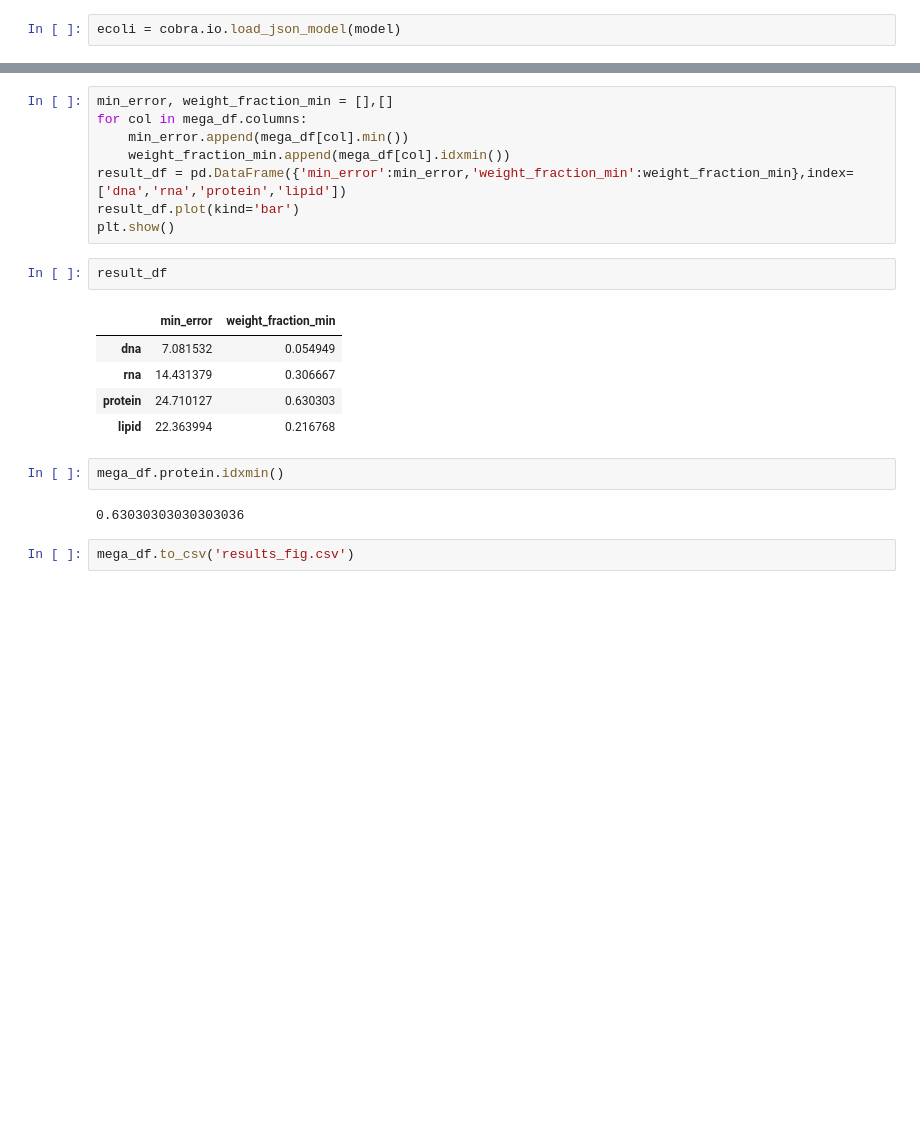
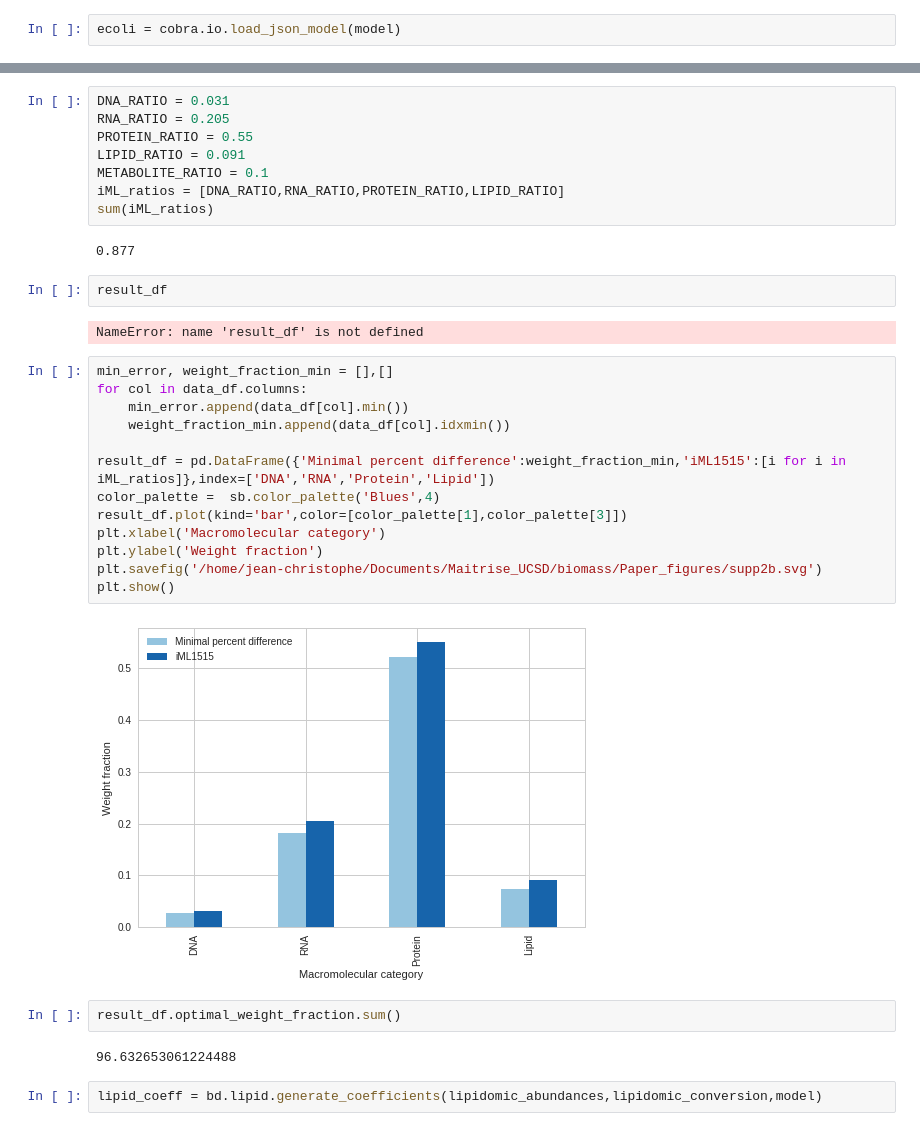
Before and after one commit to jclachance/BOFdat, a Jupyter notebook: Example_usage/Figures.ipynb, the cells around one changed output, grey strips where cells are left out. Saved outputs shown, nothing was run; the diff lists cells and outputs as text; blank space fills up the shorter version.

```diff
--- a/Example_usage/Figures.ipynb
+++ b/Example_usage/Figures.ipynb
@@ -85,22 +128,35 @@ plt.show()
-# %%
-min_error, weight_fraction_min = [],[]
-for col in mega_df.columns:
-    min_error.append(mega_df[col].min())
-    weight_fraction_min.append(mega_df[col].idxmin())
-result_df = pd.DataFrame({'min_error':min_error,'weight_fraction_min':weight_fraction_min},index=['dna','rna','protein','lipid'])
-result_df.plot(kind='bar')
-plt.show()
+# %%
+DNA_RATIO = 0.031
+RNA_RATIO = 0.205
+PROTEIN_RATIO = 0.55
+LIPID_RATIO = 0.091
+METABOLITE_RATIO = 0.1
+iML_ratios = [DNA_RATIO,RNA_RATIO,PROTEIN_RATIO,LIPID_RATIO]
+sum(iML_ratios)
+# %% [output]
+0.877
 # %%
 result_df
 # %% [output]
-|  | min_error | weight_fraction_min |
-| dna | 7.081532 | 0.054949 |
-| rna | 14.431379 | 0.306667 |
-| protein | 24.710127 | 0.630303 |
-| lipid | 22.363994 | 0.216768 |
+NameError: name 'result_df' is not defined
-# %%
-mega_df.protein.idxmin()
-# %% [output]
-0.63030303030303036
-# %%
-mega_df.to_csv('results_fig.csv')
+# %%
+min_error, weight_fraction_min = [],[]
+for col in data_df.columns:
+    min_error.append(data_df[col].min())
+    weight_fraction_min.append(data_df[col].idxmin())
+
+result_df = pd.DataFrame({'Minimal percent difference':weight_fraction_min,'iML1515':[i for i in iML_ratios]},index=['DNA','RNA','Protein','Lipid'])
+color_palette =  sb.color_palette('Blues',4)
+result_df.plot(kind='bar',color=[color_palette[1],color_palette[3]])
+plt.xlabel('Macromolecular category')
+plt.ylabel('Weight fraction')
+plt.savefig('/home/jean-christophe/Documents/Maitrise_UCSD/biomass/Paper_figures/supp2b.svg')
+plt.show()
+# %% [output]
+[figure, added]
+# %%
+result_df.optimal_weight_fraction.sum()
+# %% [output]
+96.632653061224488
+# %%
+lipid_coeff = bd.lipid.generate_coefficients(lipidomic_abundances,lipidomic_conversion,model)
```
Also changed, not shown: parts of 20 cells of this notebook, 45 other files.
